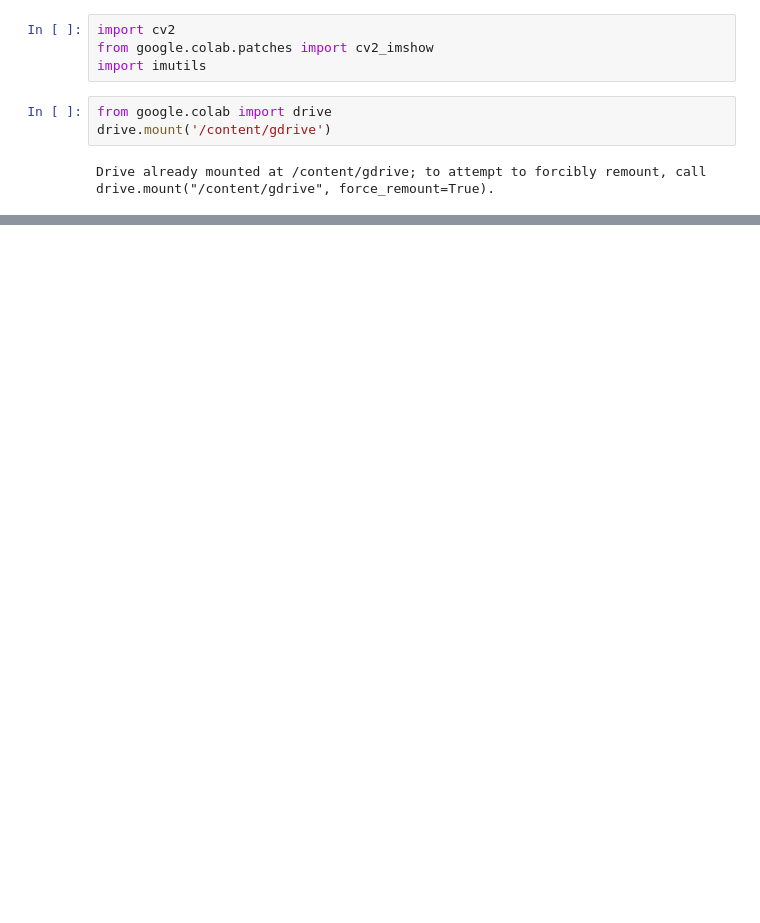
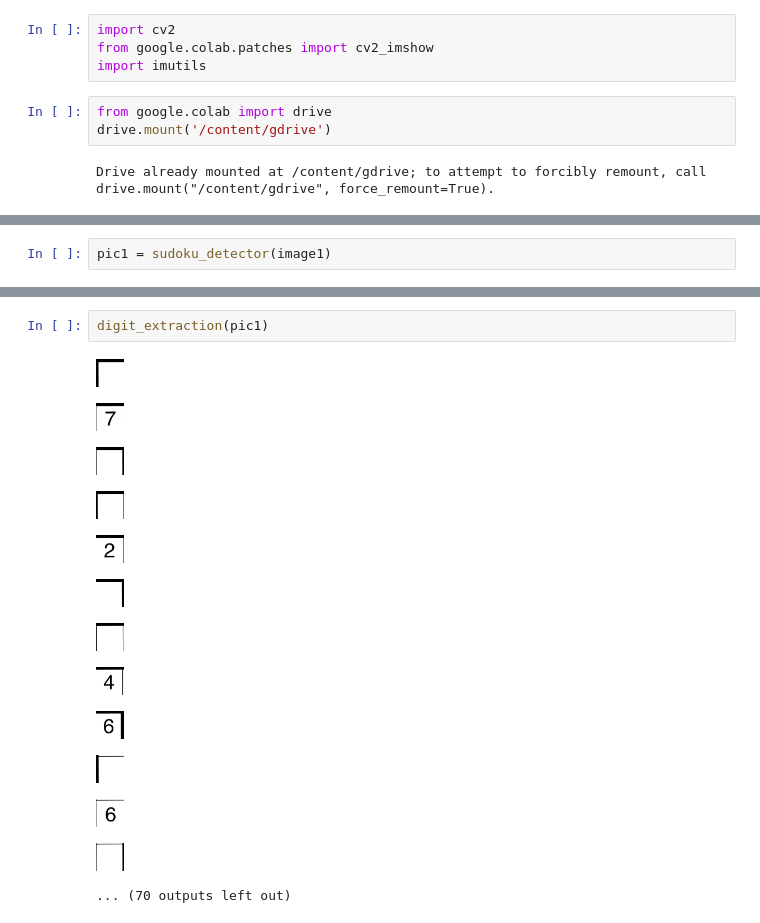
Before and after one commit to shreyas1209/Sudoku_Solver_App, a Jupyter notebook: sudoku_detector.ipynb, the cells around one changed output, grey strips where cells are left out. Saved outputs shown, nothing was run; the diff lists cells and outputs as text; blank space fills up the shorter version.

```diff
--- a/sudoku_detector.ipynb
+++ b/sudoku_detector.ipynb
@@ -104,0 +69,2 @@ sudoku_detector(image4)
+# %%
+pic1 = sudoku_detector(image1)
@@ -104,0 +121,16 @@ sudoku_detector(image4)
+# %%
+digit_extraction(pic1)
+# %% [output]
+[figure, added]
+[figure, added]
+[figure, added]
+[figure, added]
+[figure, added]
+[figure, added]
+[figure, added]
+[figure, added]
+[figure, added]
+[figure, added]
+[figure, added]
+[figure, added]
+... (70 outputs left out)
```
Also changed, not shown: parts of 14 cells of this notebook.
